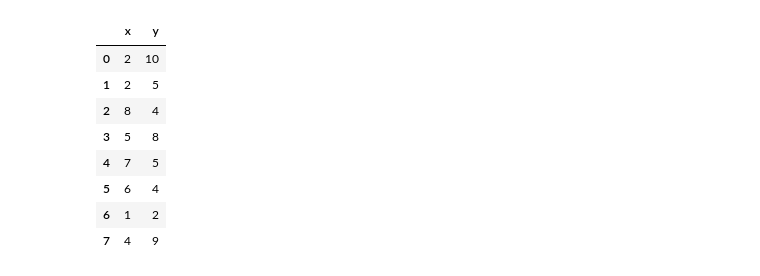
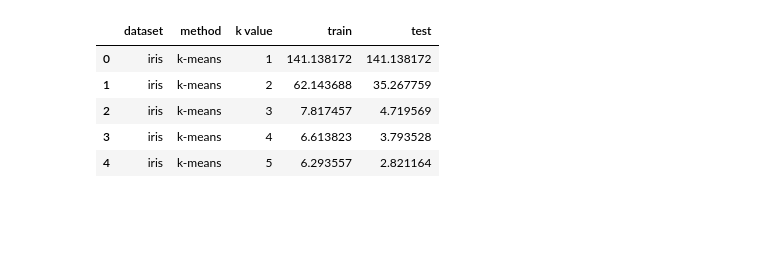
Before and after one commit to awesomecosmos/CS619-Data-Mining, a Jupyter notebook: HW7/hw7_q2.ipynb, the cells around one changed output. Cells and saved outputs as stored; diff of their text form; code cells hidden in the pictures; blank space fills up the shorter version.

```diff
--- a/HW7/hw7_q2.ipynb
+++ b/HW7/hw7_q2.ipynb
@@ -4,15 +4,3 @@ import numpy as np
 import matplotlib.pyplot as plt
 
 df = pd.read_csv('hw7_q2.csv')
-# %%
-df
-# %% [output]
-|  | x | y |
-| 0 | 2 | 10 |
-| 1 | 2 | 5 |
-| 2 | 8 | 4 |
-| 3 | 5 | 8 |
-| 4 | 7 | 5 |
-| 5 | 6 | 4 |
-| 6 | 1 | 2 |
-| 7 | 4 | 9 |
@@ -19,3 +14,12 @@ df
+# %%
+iris_kmeans
+# %% [output]
+|  | dataset | method | k value | train | test |
+| 0 | iris | k-means | 1 | 141.138172 | 141.138172 |
+| 1 | iris | k-means | 2 | 62.143688 | 35.267759 |
+| 2 | iris | k-means | 3 | 7.817457 | 4.719569 |
+| 3 | iris | k-means | 4 | 6.613823 | 3.793528 |
+| 4 | iris | k-means | 5 | 6.293557 | 2.821164 |
 # %%
 fig, ax = plt.subplots(2, 2, sharex=True, sharey=False, figsize=(8, 8), dpi=300)
 
```
Also changed, not shown: parts of 3 cells of this notebook, 3 other files.
